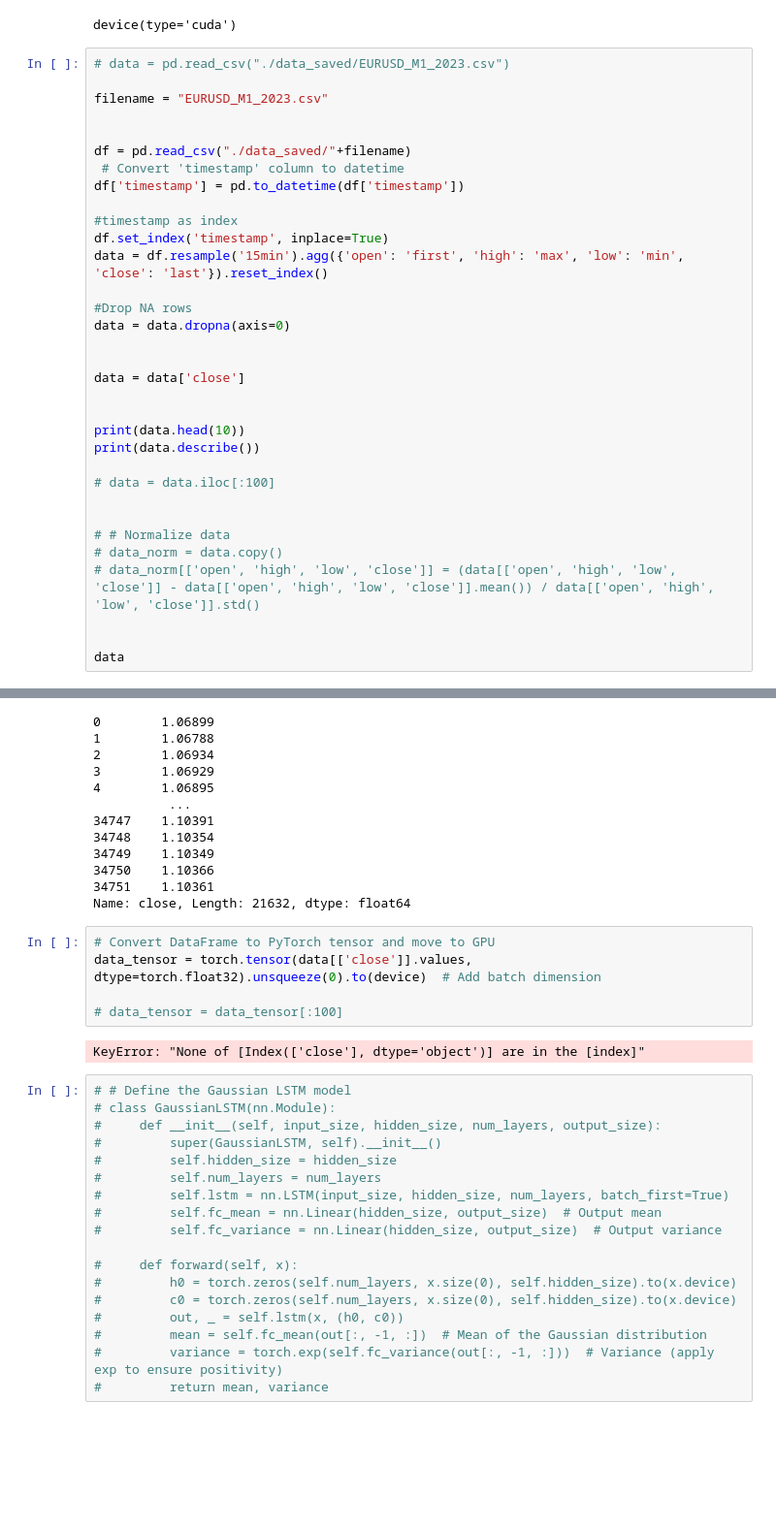
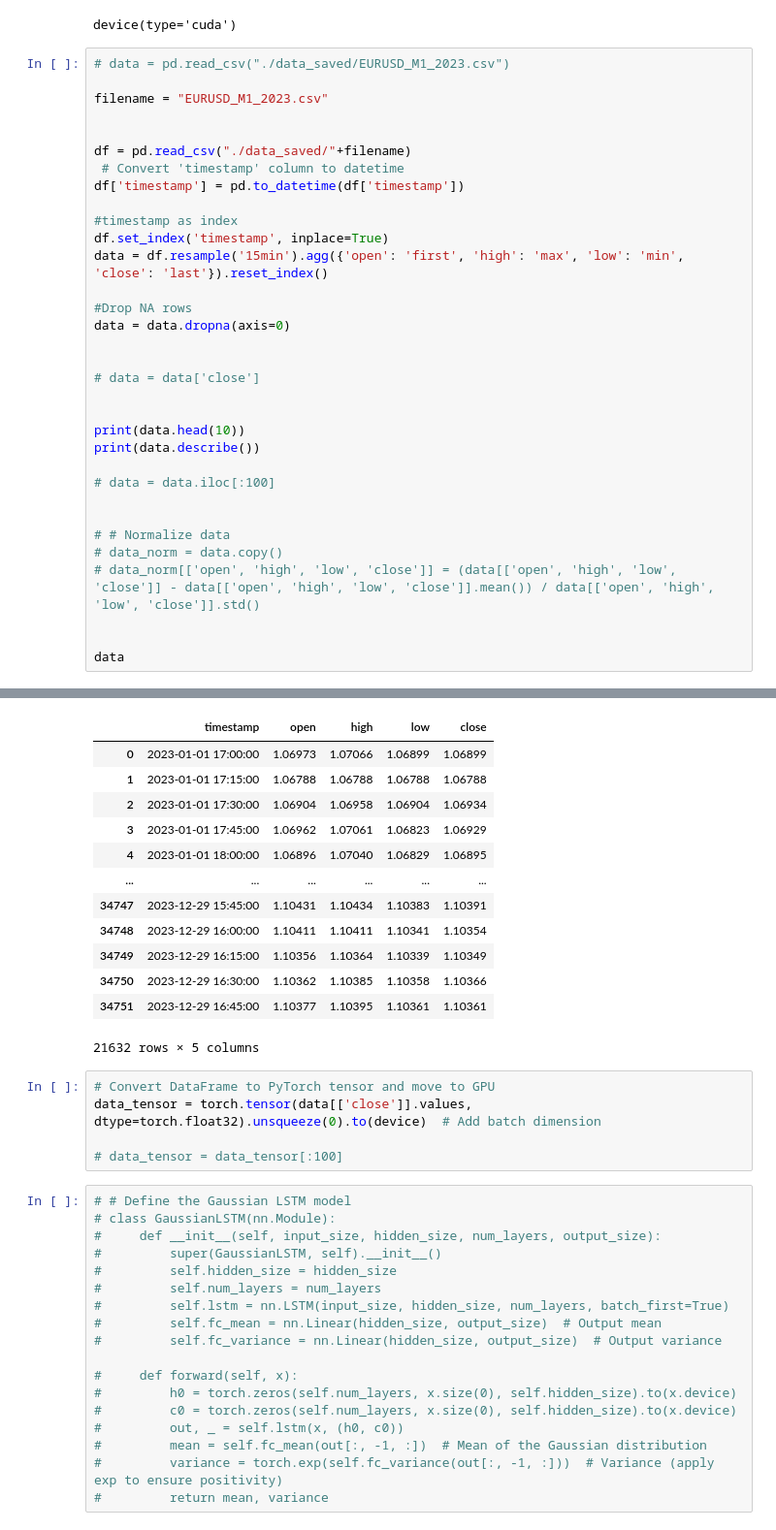
Before and after one commit to Suraj6E/EURUSD-DQN-LSTM, a Jupyter notebook: LSTM.ipynb, the cells around one changed output, grey strips where cells are left out. Shown at 97% size. Cells and saved outputs as stored; diff of their text form; blank space fills up the shorter version.

Commit message:
removed only close df

```diff
--- a/LSTM.ipynb
+++ b/LSTM.ipynb
@@ -32,7 +32,7 @@ data = df.resample('15min').agg({'open': 'first', 'high': 'max', 'low': 'min', '
 data = data.dropna(axis=0)
 
 
-data = data['close']
+# data = data['close']
 
 
 print(data.head(10))
@@ -71,22 +68,21 @@ Name: close, dtype: float64
+|  | timestamp | open | high | low | close |
+| 0 | 2023-01-01 17:00:00 | 1.06973 | 1.07066 | 1.06899 | 1.06899 |
+| 1 | 2023-01-01 17:15:00 | 1.06788 | 1.06788 | 1.06788 | 1.06788 |
+| 2 | 2023-01-01 17:30:00 | 1.06904 | 1.06958 | 1.06904 | 1.06934 |
+| 3 | 2023-01-01 17:45:00 | 1.06962 | 1.07061 | 1.06823 | 1.06929 |
+| 4 | 2023-01-01 18:00:00 | 1.06896 | 1.07040 | 1.06829 | 1.06895 |
+| ... | ... | ... | ... | ... | ... |
+| 34747 | 2023-12-29 15:45:00 | 1.10431 | 1.10434 | 1.10383 | 1.10391 |
+| 34748 | 2023-12-29 16:00:00 | 1.10411 | 1.10411 | 1.10341 | 1.10354 |
+| 34749 | 2023-12-29 16:15:00 | 1.10356 | 1.10364 | 1.10339 | 1.10349 |
+| 34750 | 2023-12-29 16:30:00 | 1.10362 | 1.10385 | 1.10358 | 1.10366 |
+| 34751 | 2023-12-29 16:45:00 | 1.10377 | 1.10395 | 1.10361 | 1.10361 |
-0        1.06899
-1        1.06788
-2        1.06934
-3        1.06929
-4        1.06895
-          ...
-34747    1.10391
-34748    1.10354
-34749    1.10349
-34750    1.10366
-34751    1.10361
-Name: close, Length: 21632, dtype: float64
+21632 rows × 5 columns
 # %%
 # Convert DataFrame to PyTorch tensor and move to GPU
 data_tensor = torch.tensor(data[['close']].values, dtype=torch.float32).unsqueeze(0).to(device)  # Add batch dimension
 
 # data_tensor = data_tensor[:100]
-# %% [output]
-KeyError: "None of [Index(['close'], dtype='object')] are in the [index]"
 # %%
 # # Define the Gaussian LSTM model
 # class GaussianLSTM(nn.Module):
```
Also changed, not shown: parts of 1 cell of this notebook.
